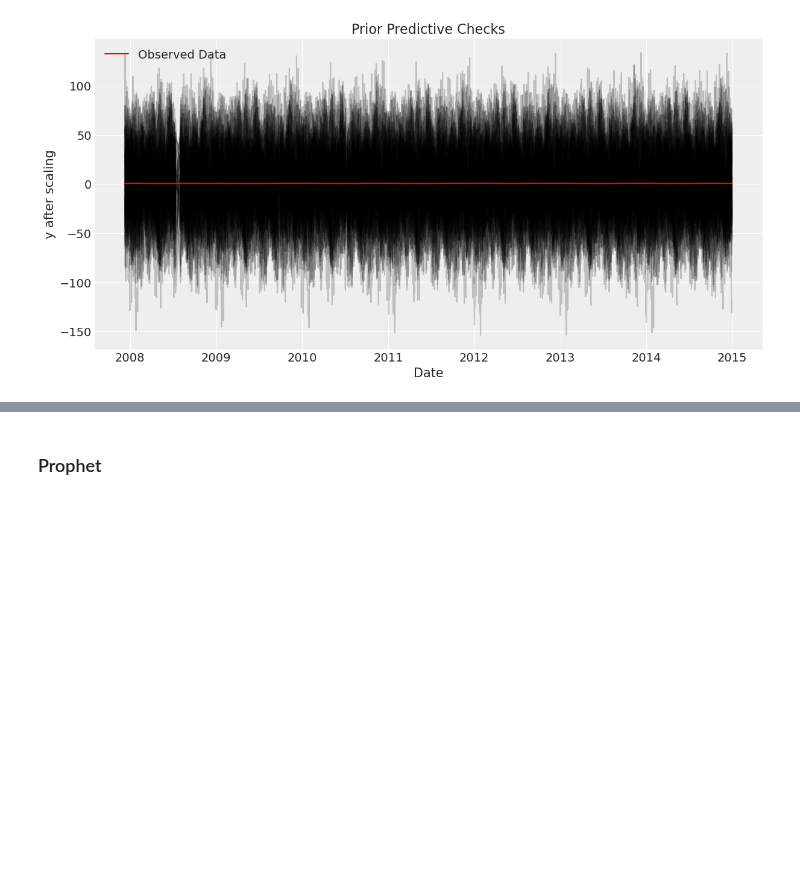
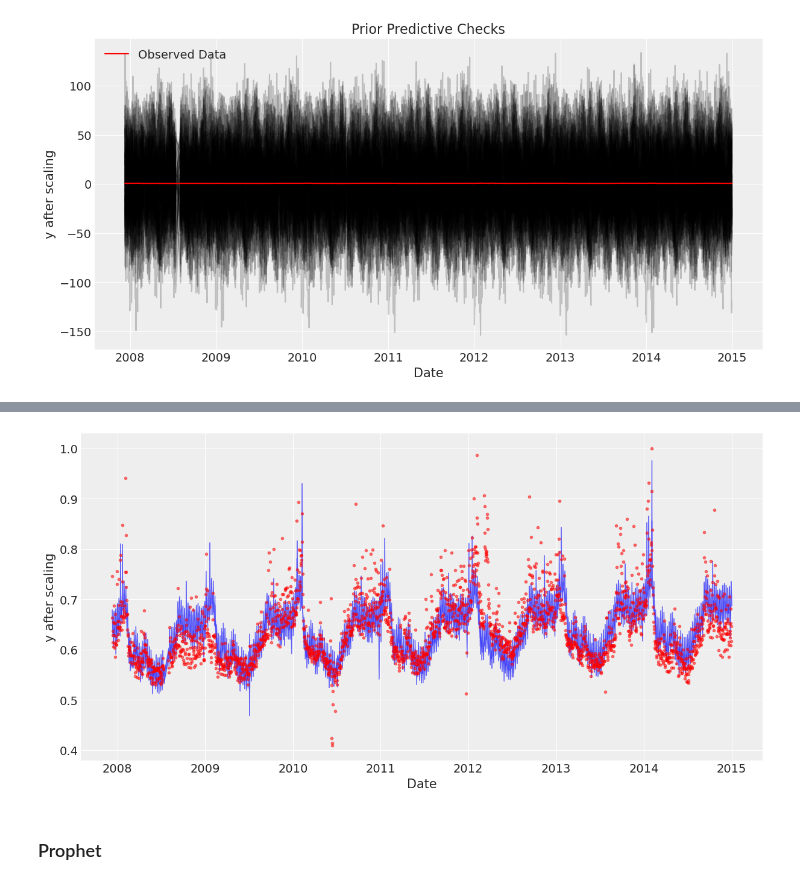
Before and after one commit to JakeRobertBaker/pymc_prophet, a Jupyter notebook: scratch_pymc_prophet_full_example.ipynb, the cells around one changed output, grey strips where cells are left out. Drawn from its saved outputs; the diff is of its cells as text; code cells hidden in the pictures; blank space fills up the shorter version.

Commit message:
m1 running posterior with dimension issue

```diff
--- a/scratch_pymc_prophet_full_example.ipynb
+++ b/scratch_pymc_prophet_full_example.ipynb
@@ -185,0 +191,3 @@ plt.show()
+# %%
+with forecast_model:
+    posterior_idata = pm.sample(chains=4, draws=2000, random_seed=rng, mp_ctx='spawn')
@@ -186,3 +222,20 @@ plt.show()
+# %%
+fig, ax = plt.subplots(figsize=(12, 6))  # Adjusted size
+
+# Plot prior predictive samples
+# ax.plot(prior_idata.constant_data["time"], prior_idata.prior["y_pred"].stack(sample=("chain", "draw")), c="k", alpha=0.2)
+az.plot_hdi(posterior_idata.constant_data["time"], posterior_idata.posterior["y_pred"] ,hdi_prob=0.95, smooth=False, ax=ax, color='blue')
+
+ax.scatter(posterior_idata.observed_data["time"], posterior_idata.observed_data["y_obs"], c="r", label="Observed Data", alpha=0.5, marker='.')
+
+# Formatting
+ax.set_xlabel("Date")
+ax.set_ylabel("y after scaling")
+ax.grid(True)
+
+plt.show()
+# %% [output]
+[figure, added]
 # %% [markdown]
 ### Prophet
 # %%
```
Also changed, not shown: parts of 10 cells of this notebook, 1 other file.
